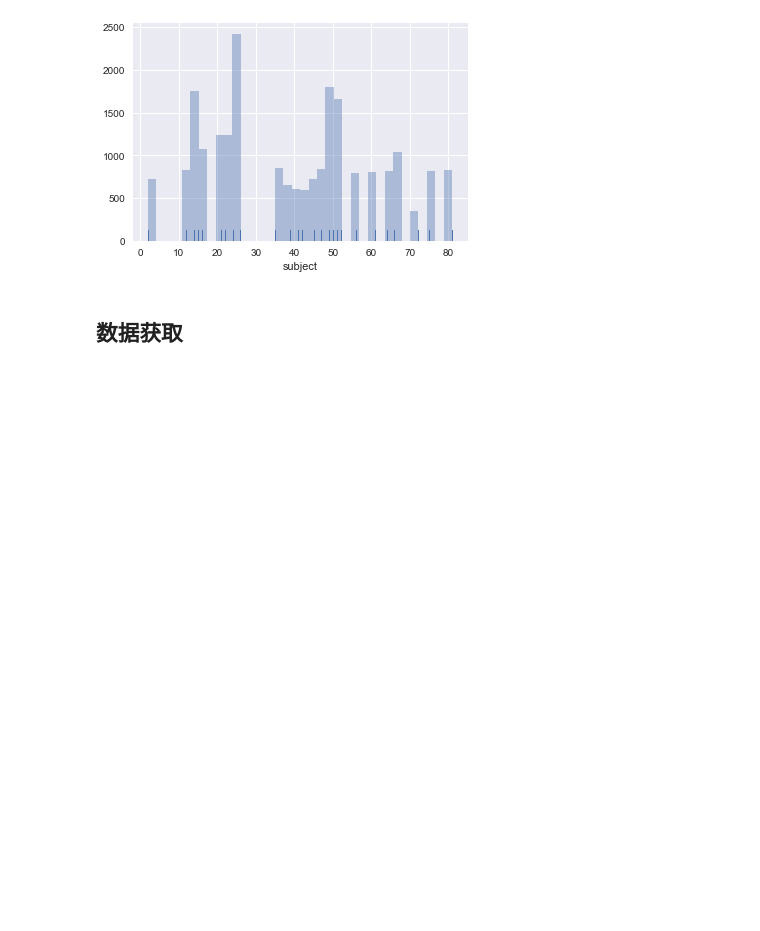
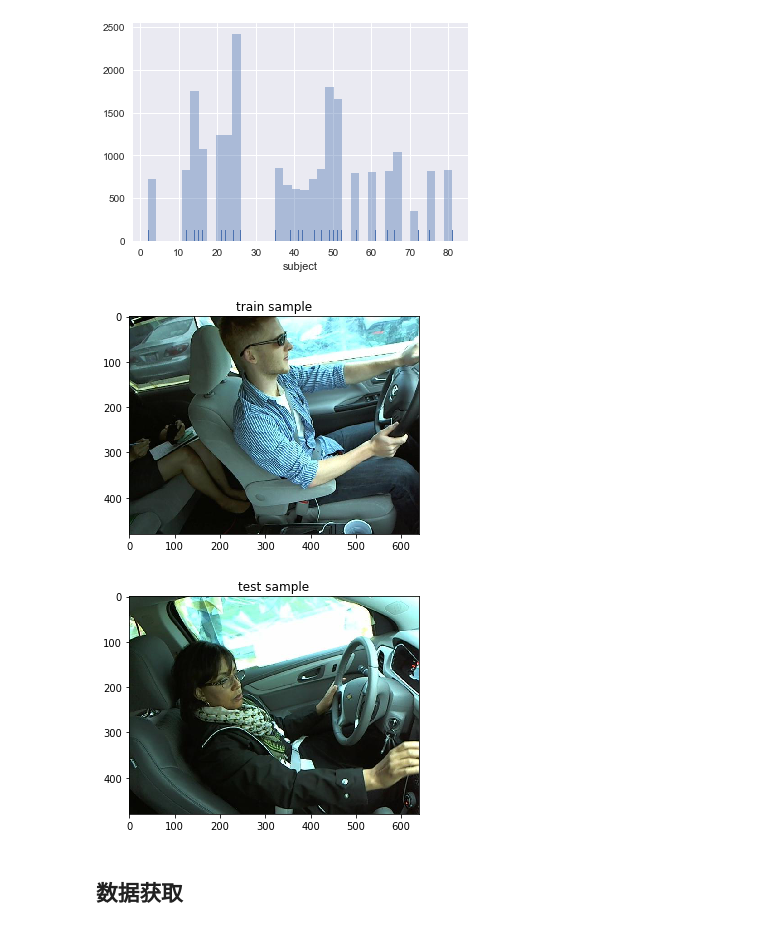
Before and after one commit to NiuCoder/distracted_driver_detection, a Jupyter notebook: distracted_driver_detection.ipynb, the cells around one changed output. Drawn from its saved outputs; the diff is of its cells as text; code cells hidden in the pictures; blank space fills up the shorter version.

```diff
--- a/distracted_driver_detection.ipynb
+++ b/distracted_driver_detection.ipynb
@@ -87,6 +85,35 @@ subject_transfer = driver_image_lists['subject'].str[1:].astype('float32')
 ax2 = sns.distplot(subject_transfer,kde=False,rug=True)
 # %% [output]
 [figure]
+# %%
+# 随机在训练集和测试集中分别选取一张图片进行展示
+def show_sample():
+    train_image_path = os.path.join('imgs','train','c0','*.jpg')
+    test_image_path = os.path.join('imgs','test','*.jpg')
+    train_files = glob.glob(train_image_path)
+    test_files = glob.glob(test_image_path)
+    train_file_index = 0
+    test_file_index = 0
+    for fl in train_files:
+        if train_file_index == 0:
+            img = cv2.imread(fl)
+            RGB_img = cv2.cvtColor(img,cv2.COLOR_BGR2RGB)
+            plt.imshow(RGB_img)
+            plt.title('train sample')
+            plt.show()
+            break
+    for fl in test_files:
+        if test_file_index == 0:
+            img = cv2.imread(fl)
+            RGB_img = cv2.cvtColor(img,cv2.COLOR_BGR2RGB)
+            plt.imshow(RGB_img)
+            plt.title('test sample')
+            plt.show()
+            break
+show_sample()
+# %% [output]
+[figure, added]
+[figure, added]
 # %% [markdown]
 ## 数据获取
 # %%
```
Also changed, not shown: parts of 67 cells of this notebook, 1 other file.
